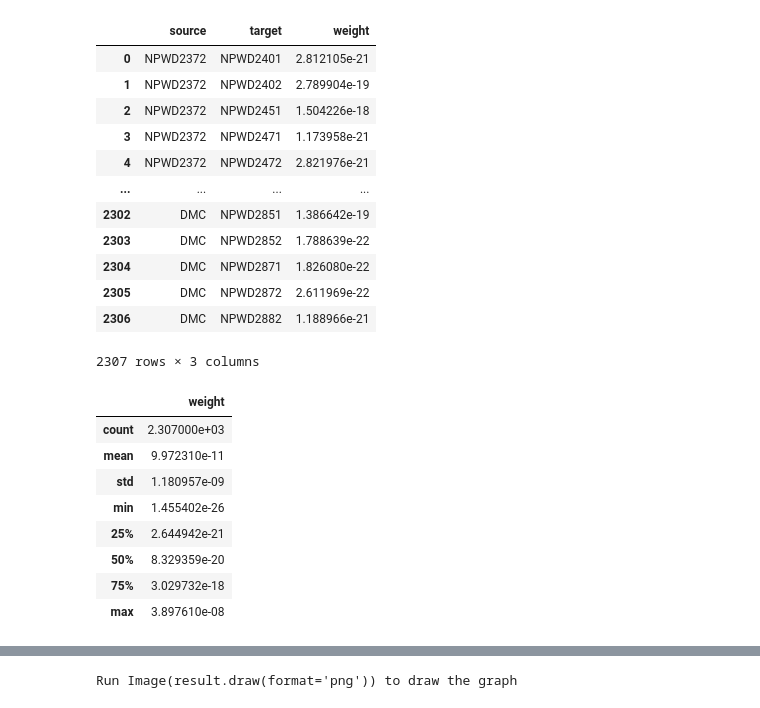
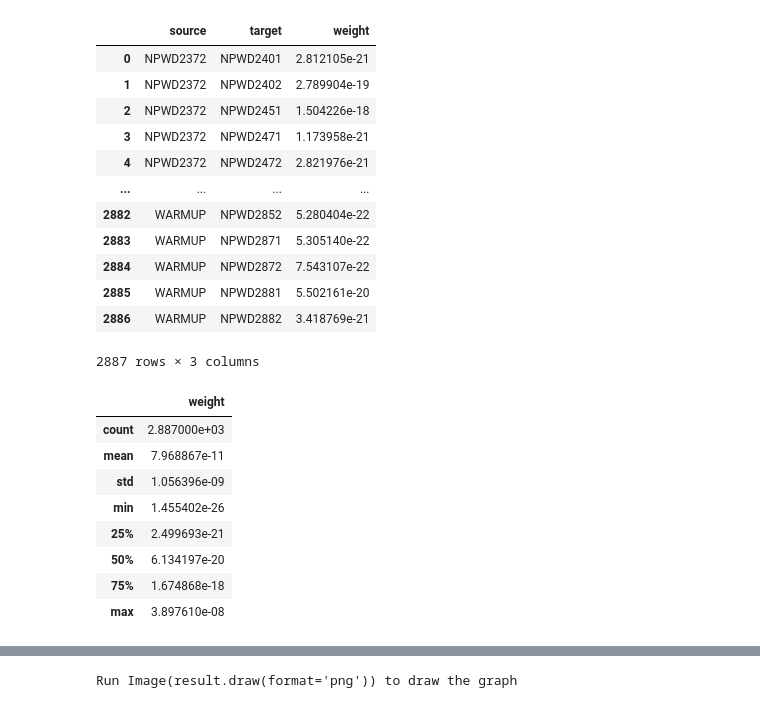
Before and after one commit to IA-for-Space/Improve-MBSE-ML, a Jupyter notebook: src/workspaces/causalnex/project_mod/Causalnex_mod_project_Notebook.ipynb, the cells around one changed output, grey strips where cells are left out. Cells and saved outputs as stored; diff of their text form; code cells hidden in the pictures.

```diff
--- a/src/workspaces/causalnex/project_mod/Causalnex_mod_project_Notebook.ipynb
+++ b/src/workspaces/causalnex/project_mod/Causalnex_mod_project_Notebook.ipynb
@@ -4,46 +4,45 @@ import warnings
 from causalnex.structure import StructureModel
 from IPython.display import Image
 from causalnex.plots import plot_structure, NODE_STYLE, EDGE_STYLE
-import causalnex_dataset_tools as cdt
 import CausalnexDataset as cd
 
 
-file = '../preprocess_mars_express/MarsExpressPower/marsexpress_dataset.csv'
-a = cd.CausalnexDataset(dataset=file, delimiter_char=",", columns_to_drop=["ut_ms"], threshold=0)
+file = '../../../datasets/preprocess_mars_express/MarsExpressPower/marsexpress_dataset.csv'
+a = cd.CausalnexDataset(dataset=file, delimiter_char=",", columns_to_drop=["ut_ms"], dropna=True, threshold=0)
 # %%
 #Convertimos la matriz de adyancencia del grafo en un dataframe. Nos quedamos solo con relaciones de NPWD
 nodes = a.get_all_nodes()
 edges = a.get_all_edges()
 
 npwd_nodes = [x for x in nodes if "NPWD" in x]
 
-a.edges_to_dataframe(nodes=npwd_nodes)
+a.edges_to_dataframe(specific_nodes=npwd_nodes)
 # %% [output]
 |  | source | target | weight |
 | 0 | NPWD2372 | NPWD2401 | 2.812105e-21 |
 | 1 | NPWD2372 | NPWD2402 | 2.789904e-19 |
 | 2 | NPWD2372 | NPWD2451 | 1.504226e-18 |
 | 3 | NPWD2372 | NPWD2471 | 1.173958e-21 |
 | 4 | NPWD2372 | NPWD2472 | 2.821976e-21 |
 | ... | ... | ... | ... |
-| 2302 | DMC | NPWD2851 | 1.386642e-19 |
-| 2303 | DMC | NPWD2852 | 1.788639e-22 |
-| 2304 | DMC | NPWD2871 | 1.826080e-22 |
-| 2305 | DMC | NPWD2872 | 2.611969e-22 |
-| 2306 | DMC | NPWD2882 | 1.188966e-21 |
+| 2882 | WARMUP | NPWD2852 | 5.280404e-22 |
+| 2883 | WARMUP | NPWD2871 | 5.305140e-22 |
+| 2884 | WARMUP | NPWD2872 | 7.543107e-22 |
+| 2885 | WARMUP | NPWD2881 | 5.502161e-20 |
+| 2886 | WARMUP | NPWD2882 | 3.418769e-21 |
-2307 rows × 3 columns
+2887 rows × 3 columns
 # %%
 # Obtenemos los datos estadísticos de la matriz de adyancencia para planear un cribado de las relaciones espurias y menos relevantes
-a.get_edges_data(nodes=npwd_nodes)
+a.get_edges_data(specific_nodes=npwd_nodes)
 # %% [output]
 |  | weight |
-| count | 2.307000e+03 |
-| mean | 9.972310e-11 |
-| std | 1.180957e-09 |
+| count | 2.887000e+03 |
+| mean | 7.968867e-11 |
+| std | 1.056396e-09 |
 | min | 1.455402e-26 |
-| 25% | 2.644942e-21 |
-| 50% | 8.329359e-20 |
-| 75% | 3.029732e-18 |
+| 25% | 2.499693e-21 |
+| 50% | 6.134197e-20 |
+| 75% | 1.674868e-18 |
 | max | 3.897610e-08 |
 # %%
 # Aunque la media no es un valor muy representativo por quedar muy por encima de los tres cuartiles, la elegiremos en este caso para compensar la gran cantidad de pesos demasiado pequeños.
```
Also changed, not shown: parts of 2 cells of this notebook, 18 other files.
